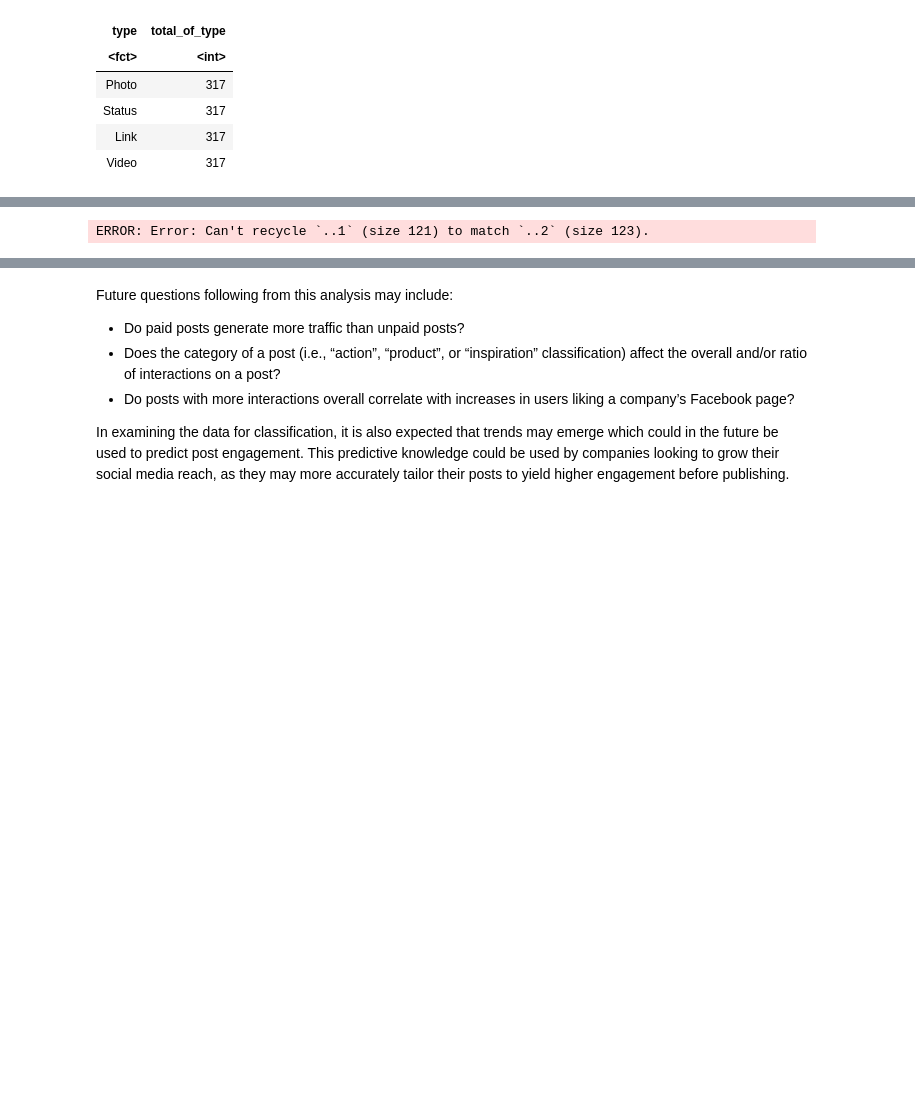
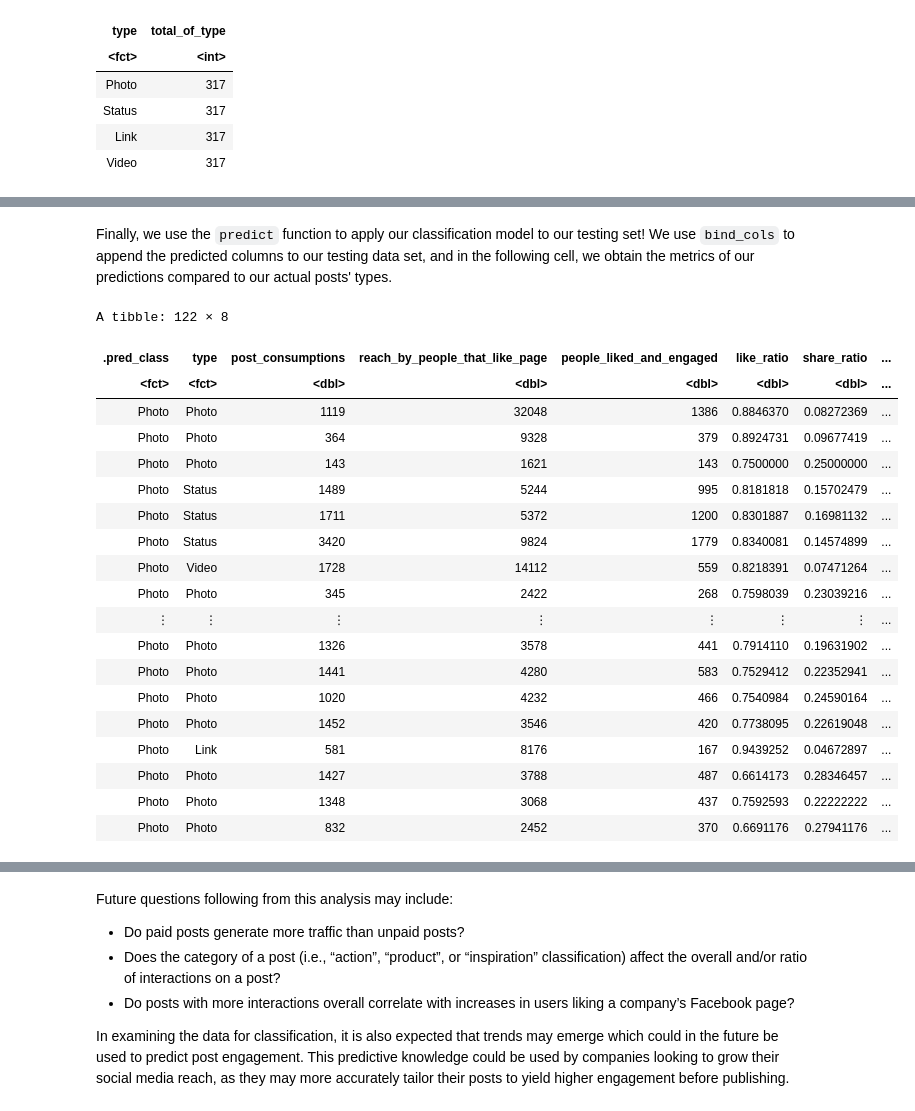
Before and after one commit to lucykvs/DSCI100-Project, a Jupyter notebook: Project.ipynb, the cells around one changed output, grey strips where cells are left out. Cells and saved outputs as stored; diff of their text form; code cells hidden in the pictures; blank space fills up the shorter version.

```diff
--- a/Project.ipynb
+++ b/Project.ipynb
@@ -568,11 +538,30 @@ Minimal misclassification: 0.02592302
 Best kernel: rectangular
 Best k: 2
-# %%
-fb_test_predictions <- predict(knn_fit, fb_test_selected) %>%
-  bind_cols(fb_test_selected)
-fb_test_predictions
-
-fb_test_selected
-# %% [output]
-ERROR: Error: Can't recycle `..1` (size 121) to match `..2` (size 123).
+# %% [markdown]
+Finally, we use the `predict` function to apply our classification model to our testing set! We use `bind_cols` to append the predicted columns to our testing data set, and in the following cell, we obtain the metrics of our predictions compared to our actual posts' types.
+# %%
+fb_predictions <- predict(knn_fit, fb_test_selected_final) %>%
+  bind_cols(fb_test_selected_final)
+fb_predictions
+# %% [output]
+A tibble: 122 × 8
+| .pred_class | type | post_consumptions | reach_by_people_that_like_page | people_liked_and_engaged | like_ratio | share_ratio | ... |
+| <fct> | <fct> | <dbl> | <dbl> | <dbl> | <dbl> | <dbl> | ... |
+| Photo | Photo | 1119 | 32048 | 1386 | 0.8846370 | 0.08272369 | ... |
+| Photo | Photo | 364 | 9328 | 379 | 0.8924731 | 0.09677419 | ... |
+| Photo | Photo | 143 | 1621 | 143 | 0.7500000 | 0.25000000 | ... |
+| Photo | Status | 1489 | 5244 | 995 | 0.8181818 | 0.15702479 | ... |
+| Photo | Status | 1711 | 5372 | 1200 | 0.8301887 | 0.16981132 | ... |
+| Photo | Status | 3420 | 9824 | 1779 | 0.8340081 | 0.14574899 | ... |
+| Photo | Video | 1728 | 14112 | 559 | 0.8218391 | 0.07471264 | ... |
+| Photo | Photo | 345 | 2422 | 268 | 0.7598039 | 0.23039216 | ... |
+| ⋮ | ⋮ | ⋮ | ⋮ | ⋮ | ⋮ | ⋮ | ... |
+| Photo | Photo | 1326 | 3578 | 441 | 0.7914110 | 0.19631902 | ... |
+| Photo | Photo | 1441 | 4280 | 583 | 0.7529412 | 0.22352941 | ... |
+| Photo | Photo | 1020 | 4232 | 466 | 0.7540984 | 0.24590164 | ... |
+| Photo | Photo | 1452 | 3546 | 420 | 0.7738095 | 0.22619048 | ... |
+| Photo | Link | 581 | 8176 | 167 | 0.9439252 | 0.04672897 | ... |
+| Photo | Photo | 1427 | 3788 | 487 | 0.6614173 | 0.28346457 | ... |
+| Photo | Photo | 1348 | 3068 | 437 | 0.7592593 | 0.22222222 | ... |
+| Photo | Photo | 832 | 2452 | 370 | 0.6691176 | 0.27941176 | ... |
 # %%
```
Also changed, not shown: parts of 22 cells of this notebook.
